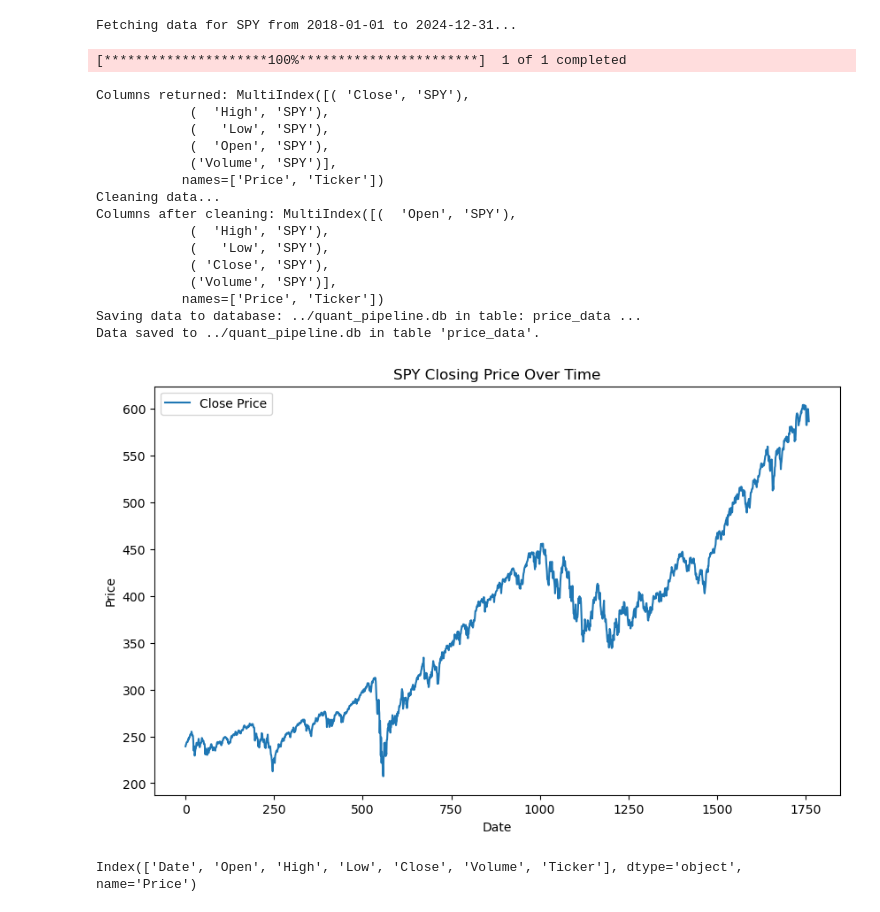
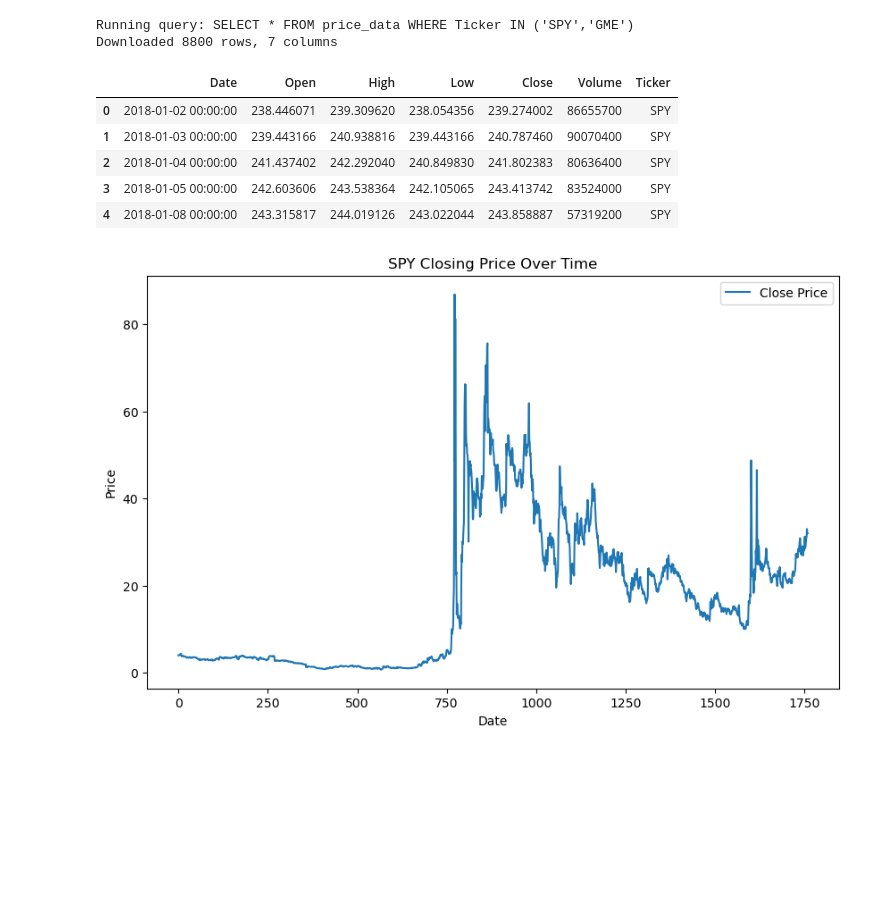
Before and after one commit to dbensik/quant-pipeline, a Jupyter notebook: notebooks/01_data_collection_and_cleaning.ipynb, the cells around one changed output. Drawn from its saved outputs; the diff is of its cells as text; code cells hidden in the pictures; blank space fills up the shorter version.

```diff
--- a/notebooks/01_data_collection_and_cleaning.ipynb
+++ b/notebooks/01_data_collection_and_cleaning.ipynb
@@ -0,0 +27,7 @@
+# %%
+# Cell 4: Set parameters
+tickers = ["SPY", "GME"]
+start_date = "2018-01-01"
+end_date = "2024-12-31"
+db_path = "../quant_pipeline.db"
+table_name = "price_data"
@@ -0,0 +45,7 @@
+# %%
+pipeline = DataPipeline(ticker=None, start_date=start_date, end_date=end_date)
+try:
+    pipeline.fetch_batch_data(tickers, db_path=db_path, table_name=table_name, session=session)
+    logger.info("Batch data fetch succeeded.")
+except Exception as e:
+    logger.error(f"Batch data fetch failed: {e}")
@@ -1,54 +79,30 @@
+# %%
+# Cell 7: Load the raw data from the database
+try:
+    raw_data = pipeline.query_data(
+        f"SELECT * FROM {table_name} WHERE Ticker IN ({','.join([repr(t) for t in tickers])})"
+    )
+    print(f"Downloaded {raw_data.shape[0]} rows, {raw_data.shape[1]} columns")
+    display(raw_data.head())
+except Exception as e:
+    logger.error(f"Failed to load raw data from database: {e}")
+# %% [output]
+Running query: SELECT * FROM price_data WHERE Ticker IN ('SPY','GME')
+Downloaded 8800 rows, 7 columns
+|  | Date | Open | High | Low | Close | Volume | Ticker |
+| 0 | 2018-01-02 00:00:00 | 238.446071 | 239.309620 | 238.054356 | 239.274002 | 86655700 | SPY |
+| 1 | 2018-01-03 00:00:00 | 239.443166 | 240.938816 | 239.443166 | 240.787460 | 90070400 | SPY |
+| 2 | 2018-01-04 00:00:00 | 241.437402 | 242.292040 | 240.849830 | 241.802383 | 80636400 | SPY |
+| 3 | 2018-01-05 00:00:00 | 242.603606 | 243.538364 | 242.105065 | 243.413742 | 83524000 | SPY |
+| 4 | 2018-01-08 00:00:00 | 243.315817 | 244.019126 | 243.022044 | 243.858887 | 57319200 | SPY |
 # %%
-# Import the DataPipeline class from your package
-from data_pipeline.data_pipeline import DataPipeline
-import matplotlib.pyplot as plt
-
-# Instantiate the pipeline with your desired parameters
-pipeline = DataPipeline(
-    ticker="SPY",
-    start_date="2018-01-01",
-    end_date="2024-12-31"
-)
-
-# Run the pipeline steps:
-# 1. Fetch the data using yfinance
-pipeline.fetch_data()
-
-# 2. Clean the data (drop NaNs and select relevant columns)
-pipeline.clean_data()
-
-# 3. Save the cleaned data to the SQLite database.
-#    This will store the data in 'quant_pipeline.db' under the table 'price_data'.
-pipeline.save_data(db_path="../quant_pipeline.db", table_name="price_data")
-
 # Plot the closing price over time
 plt.figure(figsize=(10,6))
 plt.plot(pipeline.data.index, pipeline.data['Close'], label='Close Price')
 plt.title("SPY Closing Price Over Time")
 plt.xlabel("Date")
 plt.ylabel("Price")
 plt.legend()
 plt.show()  # In notebooks, plt.show() renders the plot inline
 # %% [output]
-Fetching data for SPY from 2018-01-01 to 2024-12-31...
-[*********************100%***********************]  1 of 1 completed
-Columns returned: MultiIndex([( 'Close', 'SPY'),
-            (  'High', 'SPY'),
-            (   'Low', 'SPY'),
-            (  'Open', 'SPY'),
-            ('Volume', 'SPY')],
-           names=['Price', 'Ticker'])
-Cleaning data...
-Columns after cleaning: MultiIndex([(  'Open', 'SPY'),
-            (  'High', 'SPY'),
-            (   'Low', 'SPY'),
-            ( 'Close', 'SPY'),
-            ('Volume', 'SPY')],
-           names=['Price', 'Ticker'])
-Saving data to database: ../quant_pipeline.db in table: price_data ...
-Data saved to ../quant_pipeline.db in table 'price_data'.
-[figure, old version]
+[figure, new version]
-# %%
-print(pipeline.data.columns)
-# %% [output]
-Index(['Date', 'Open', 'High', 'Low', 'Close', 'Volume', 'Ticker'], dtype='object', name='Price')
```
Also changed, not shown: parts of 11 cells of this notebook, 10 other files.
